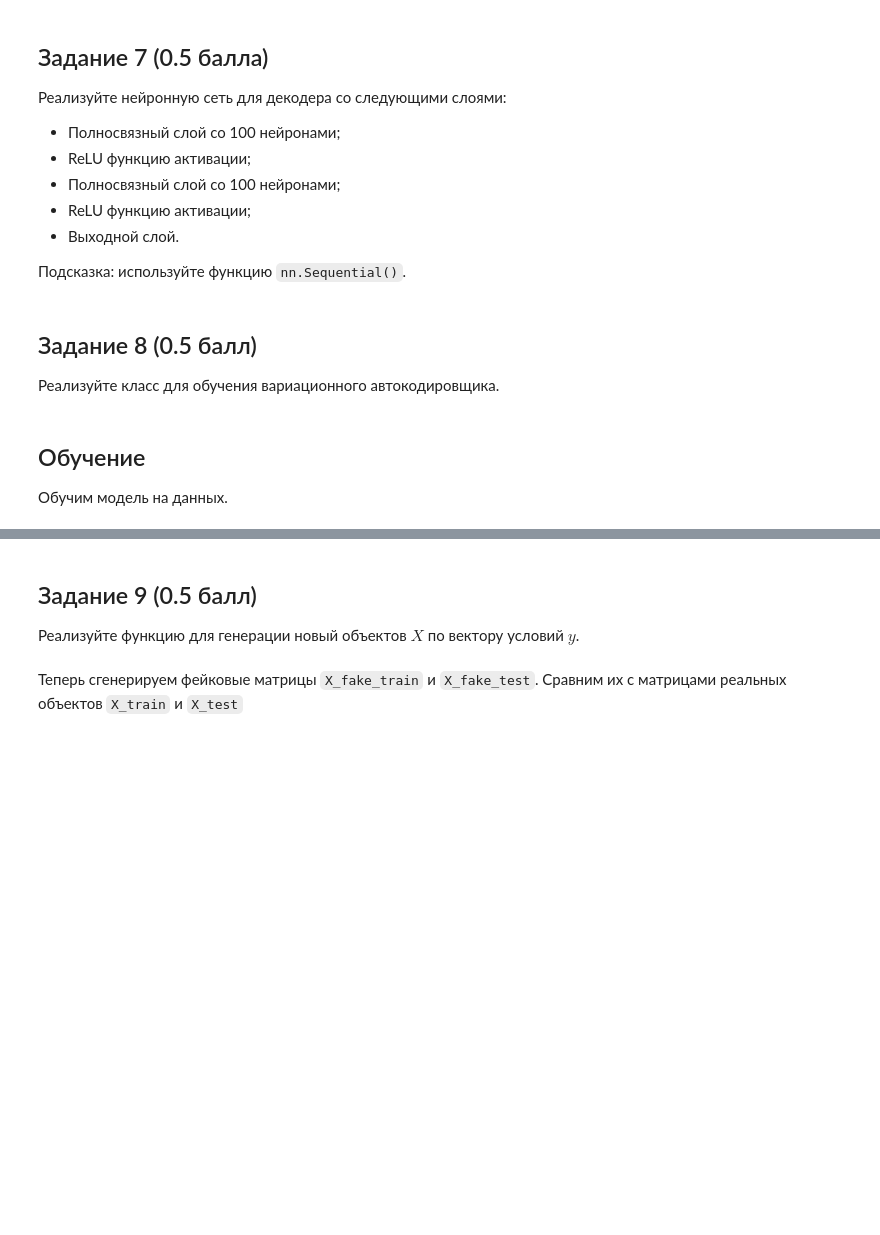
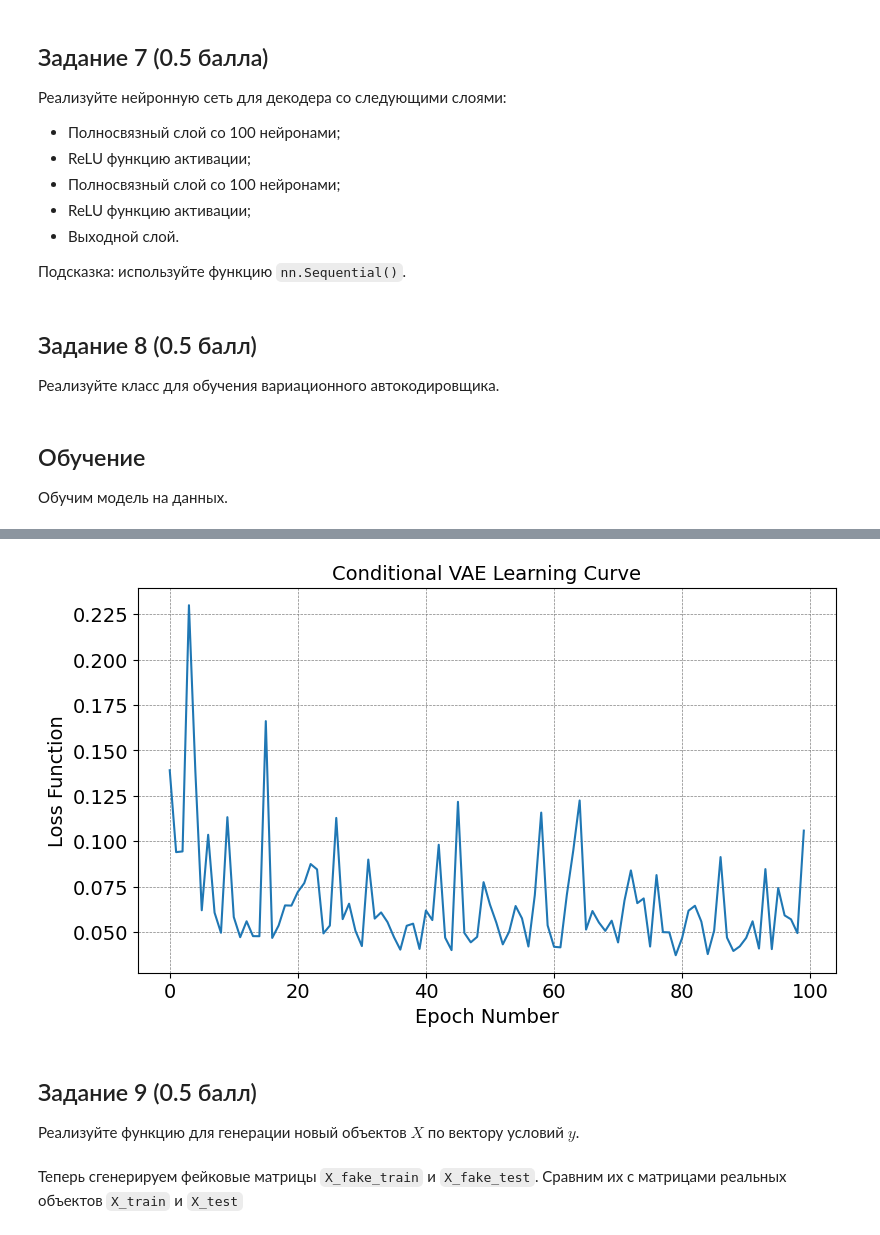
Before and after one commit to Bosbobos/IAD, a Jupyter notebook: AppliedDataAnalysisProblems/2/HW2.ipynb, the cells around one changed output, grey strips where cells are left out. Saved outputs shown, nothing was run; the diff lists cells and outputs as text; code cells hidden in the pictures; blank space fills up the shorter version.

Commit message:
Доделал CVAE

```diff
--- a/AppliedDataAnalysisProblems/2/HW2.ipynb
+++ b/AppliedDataAnalysisProblems/2/HW2.ipynb
@@ -561,7 +568,13 @@ class Decoder(nn.Module):
         super().__init__()
 
         ### YOUR CODE IS HERE ######
-        self.dec_net = ...
+        self.dec_net = nn.Sequential(
+            nn.Linear(n_inputs, 100),
+            nn.ReLU(),
+            nn.Linear(100, 100),
+            nn.ReLU(),
+            nn.Linear(100, n_outputs)
+        )
         ### THE END OF YOUR CODE ###
 
     def forward(self, z, y):
@@ -573,6 +586,8 @@ class Decoder(nn.Module):
 
 Реализуйте класс для обучения вариационного автокодировщика.
 # %%
+from tqdm.auto import tqdm
+
 class VAEFitter:
     def __init__(
         self,
@@ -616,7 +631,16 @@ class VAEFitter:
     def compute_loss(self, x_batch, cond_batch):
 
         ### YOUR CODE IS HERE ######
-        loss = ...
+        mu, log_sigma = self.encoder(x_batch, cond_batch)
+        z = self.sample_z(mu, log_sigma)
+        reconstructed_x = self.decoder(z, cond_batch)
+
+        loss = self.custom_loss(
+            x_batch,
+            reconstructed_x,
+            mu,
+            log_sigma
+        )
         ### THE END OF YOUR CODE ###
 
         return loss
@@ -636,11 +660,20 @@ class VAEFitter:
 
         self.loss_history = []
 
-        # Fit GAN
-        for epoch in range(self.n_epochs):
-            for i, (x_batch, cond_batch) in enumerate(
-                DataLoader(dataset_real, batch_size=self.batch_size, shuffle=True)
-            ):
+        # Fit CVAE
+        for epoch in tqdm(range(self.n_epochs), desc="Epochs"):
+            loader = DataLoader(
+                dataset_real,
+                batch_size=self.batch_size,
+                shuffle=True
+            )
+            batch_bar = tqdm(
+                loader,
+                desc=f"Epoch {epoch + 1}/{self.n_epochs}",
+                leave=False
+            )
+
+            for i, (x_batch, cond_batch) in enumerate(batch_bar):
 
                 # caiculate loss
                 loss = self.compute_loss(x_batch, cond_batch)
@@ -681,14 +717,16 @@ vae_fitter.fit(X_train, y_train)
 # %%
 # WGAN learning curve
 plt.figure(figsize=(9, 5))
 plt.plot(vae_fitter.loss_history)
 plt.xlabel("Epoch Number", size=14)
 plt.ylabel("Loss Function", size=14)
 plt.xticks(size=14)
 plt.yticks(size=14)
 plt.title("Conditional VAE Learning Curve", size=14)
-plt.grid(b=1, linestyle="--", linewidth=0.5, color="0.5")
+plt.grid(linestyle="--", linewidth=0.5, color="0.5")
 plt.show()
+# %% [output]
+[figure, added]
 # %% [markdown]
 ## Задание 9 (0.5 балл)
 
```
Also changed, not shown: parts of 8 cells of this notebook.
